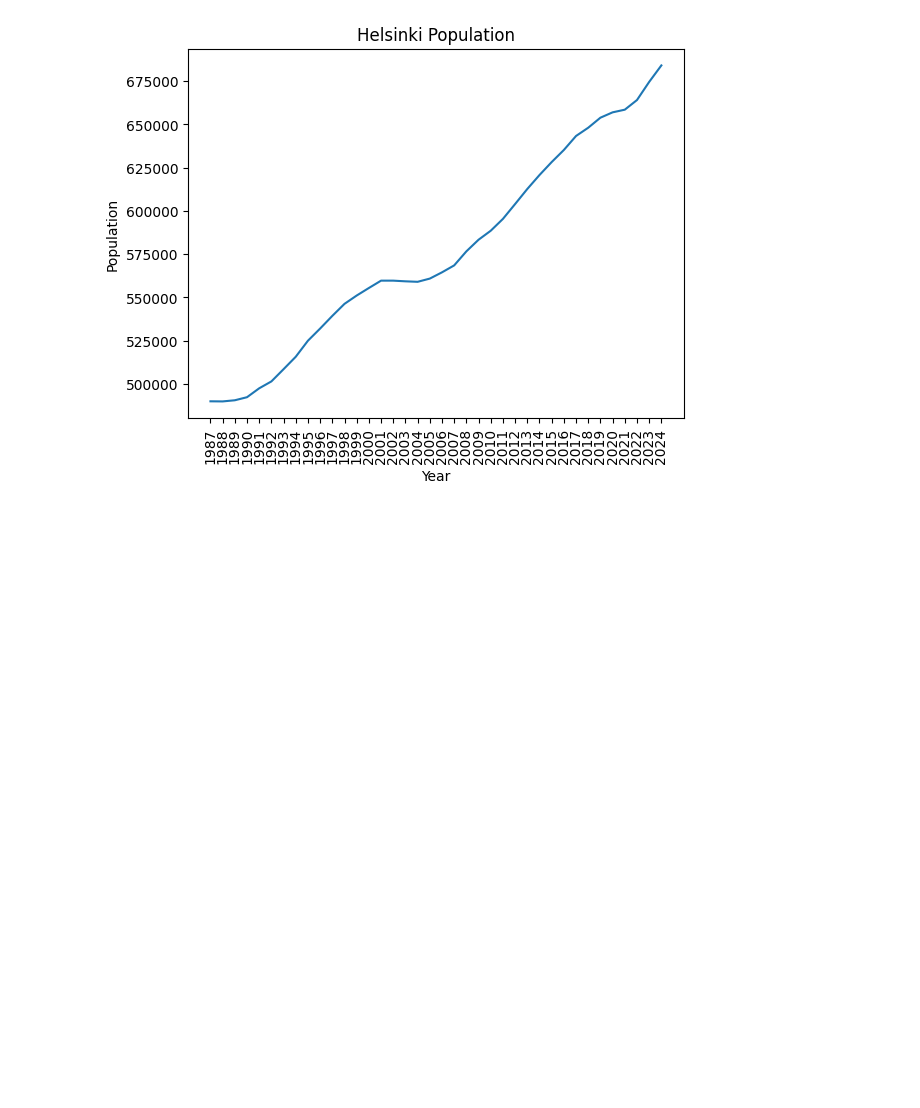
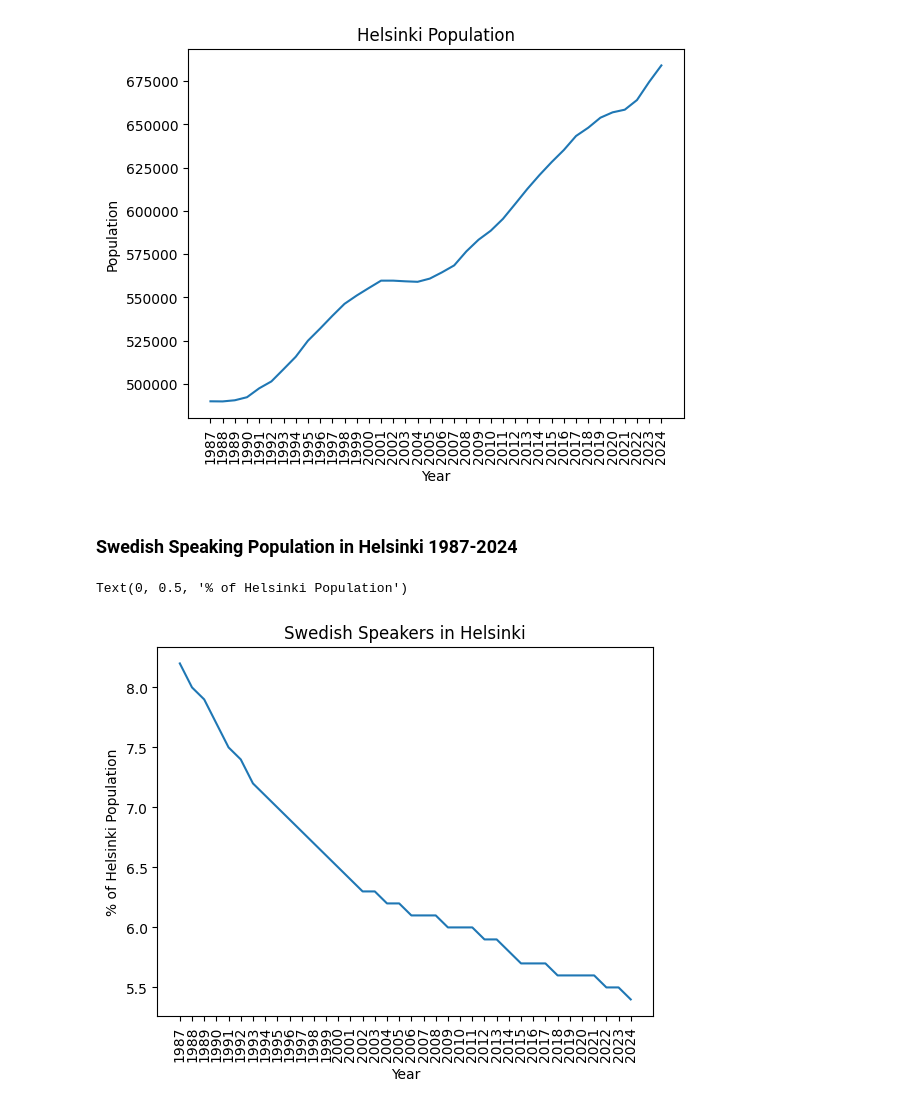
Before and after one commit to selmuu/Main-Assignment-04-Part-2---Data-Analytics, a Jupyter notebook: matplotlib.ipynb, the cells around one changed output. Saved outputs shown, nothing was run; the diff lists cells and outputs as text; code cells hidden in the pictures; blank space fills up the shorter version.

Commit message:
Seaborn plot 2: Swedish Speakers in Helsinki

```diff
--- a/matplotlib.ipynb
+++ b/matplotlib.ipynb
@@ -172,3 +172,21 @@ plt.ylabel('Population')
 # %% [output]
 Text(0, 0.5, 'Population')
 [figure]
+# %% [markdown]
+### Swedish Speaking Population in Helsinki 1987-2024
+# %%
+query = """
+SELECT *
+FROM municipalities
+WHERE Information =  "Swedish-speaking, %"
+"""
+
+swe = pd.read_sql_query(query, conn).iloc[0, 2:].astype(float)
+sns.lineplot(data=swe)
+plt.title('Swedish Speakers in Helsinki')
+plt.xlabel('Year')
+plt.xticks(rotation=90)
+plt.ylabel("% of Helsinki Population")
+# %% [output]
+Text(0, 0.5, '% of Helsinki Population')
+[figure, added]
```
Also changed, not shown: 1 other file.
